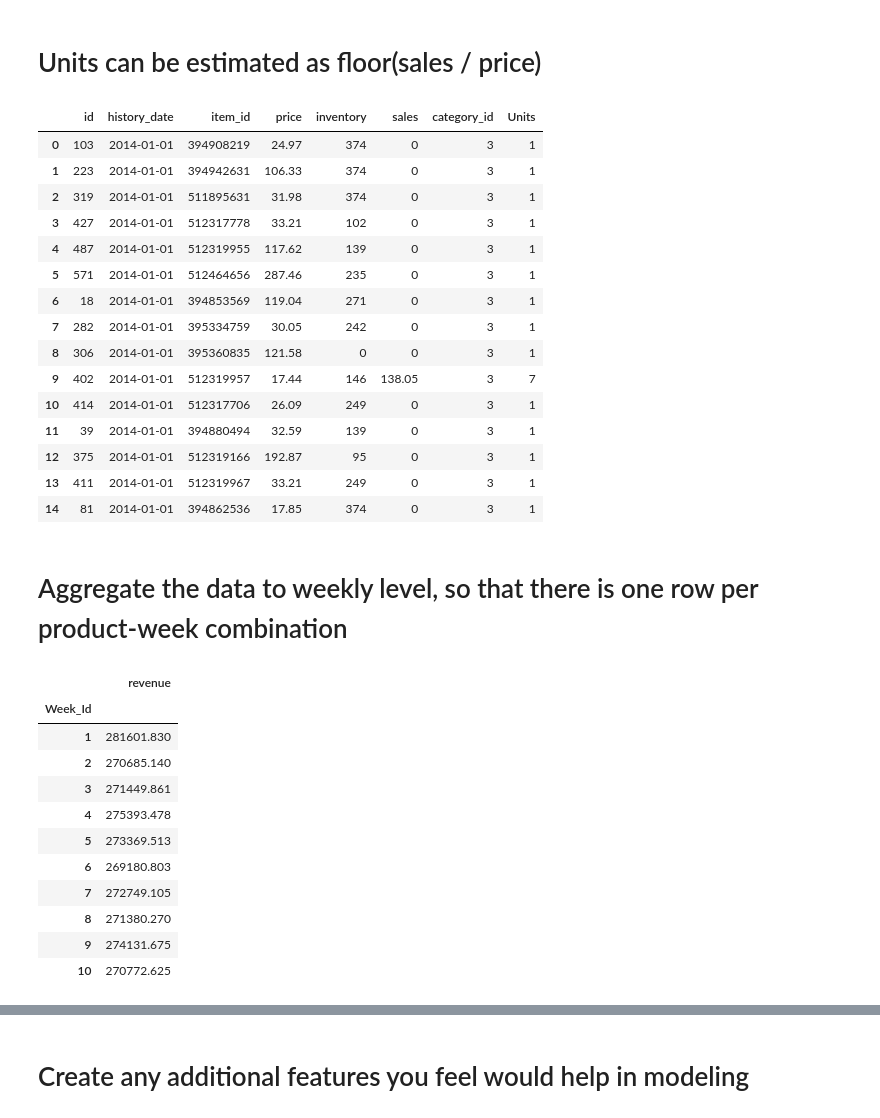
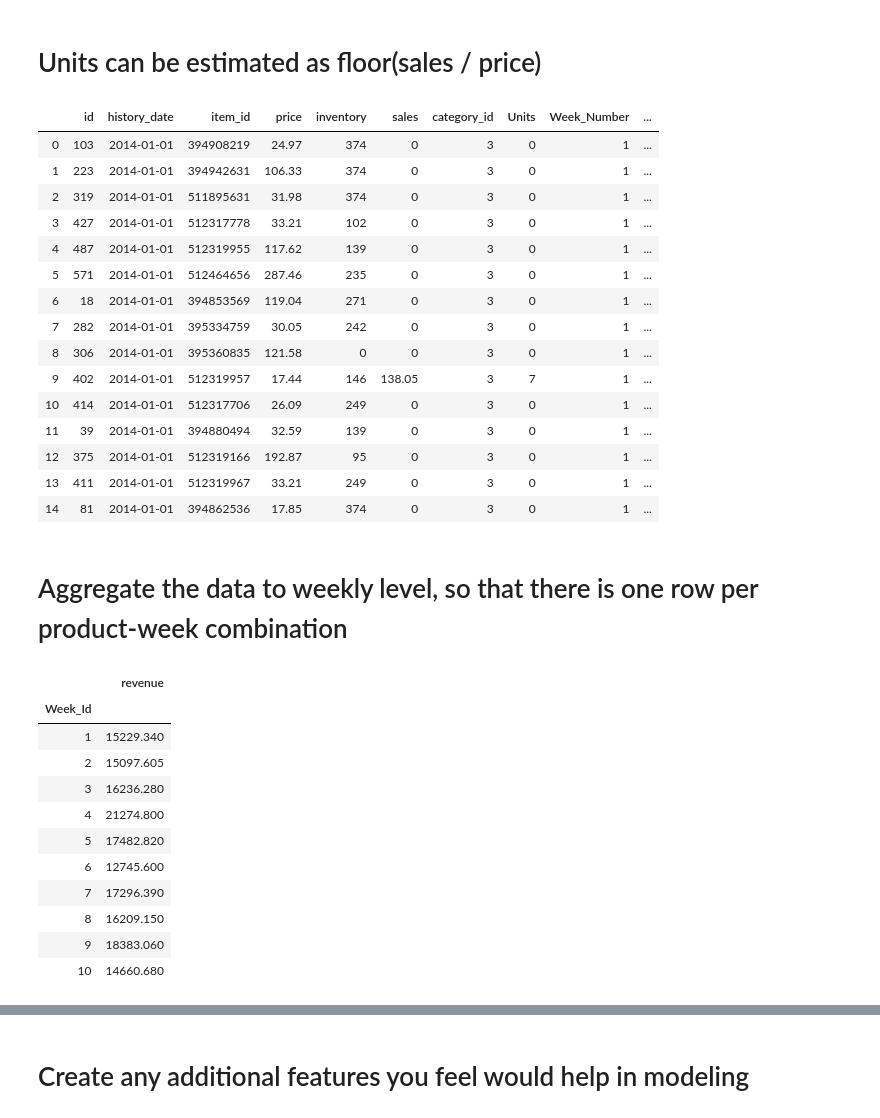
Before and after one commit to MsSyrine/Cognira_Exam, a Jupyter notebook: WIP.ipynb, the cells around one changed output, grey strips where cells are left out. Cells and saved outputs as stored; diff of their text form; code cells hidden in the pictures.

Commit message:
Corrected Units values

```diff
--- a/WIP.ipynb
+++ b/WIP.ipynb
@@ -83,25 +83,24 @@ imputed_tr= imputed_tr.drop(imputed_tr[imputed_tr.sales<0].index) # drop them fr
 # Units can be estimated as floor(sales / price)
 # %%
 imputed_tr['Units'] = (imputed_tr['sales']/imputed_tr['price']).astype(int)
-imputed_tr.loc[imputed_tr['Units'] == 0,'Units'] = 1
 imputed_tr.head(15)
 # %% [output]
-|  | id | history_date | item_id | price | inventory | sales | category_id | Units |
-| 0 | 103 | 2014-01-01 | 394908219 | 24.97 | 374 | 0 | 3 | 1 |
-| 1 | 223 | 2014-01-01 | 394942631 | 106.33 | 374 | 0 | 3 | 1 |
-| 2 | 319 | 2014-01-01 | 511895631 | 31.98 | 374 | 0 | 3 | 1 |
-| 3 | 427 | 2014-01-01 | 512317778 | 33.21 | 102 | 0 | 3 | 1 |
-| 4 | 487 | 2014-01-01 | 512319955 | 117.62 | 139 | 0 | 3 | 1 |
-| 5 | 571 | 2014-01-01 | 512464656 | 287.46 | 235 | 0 | 3 | 1 |
-| 6 | 18 | 2014-01-01 | 394853569 | 119.04 | 271 | 0 | 3 | 1 |
-| 7 | 282 | 2014-01-01 | 395334759 | 30.05 | 242 | 0 | 3 | 1 |
-| 8 | 306 | 2014-01-01 | 395360835 | 121.58 | 0 | 0 | 3 | 1 |
-| 9 | 402 | 2014-01-01 | 512319957 | 17.44 | 146 | 138.05 | 3 | 7 |
-| 10 | 414 | 2014-01-01 | 512317706 | 26.09 | 249 | 0 | 3 | 1 |
-| 11 | 39 | 2014-01-01 | 394880494 | 32.59 | 139 | 0 | 3 | 1 |
-| 12 | 375 | 2014-01-01 | 512319166 | 192.87 | 95 | 0 | 3 | 1 |
-| 13 | 411 | 2014-01-01 | 512319967 | 33.21 | 249 | 0 | 3 | 1 |
-| 14 | 81 | 2014-01-01 | 394862536 | 17.85 | 374 | 0 | 3 | 1 |
+|  | id | history_date | item_id | price | inventory | sales | category_id | Units | Week_Number | ... |
+| 0 | 103 | 2014-01-01 | 394908219 | 24.97 | 374 | 0 | 3 | 0 | 1 | ... |
+| 1 | 223 | 2014-01-01 | 394942631 | 106.33 | 374 | 0 | 3 | 0 | 1 | ... |
+| 2 | 319 | 2014-01-01 | 511895631 | 31.98 | 374 | 0 | 3 | 0 | 1 | ... |
+| 3 | 427 | 2014-01-01 | 512317778 | 33.21 | 102 | 0 | 3 | 0 | 1 | ... |
+| 4 | 487 | 2014-01-01 | 512319955 | 117.62 | 139 | 0 | 3 | 0 | 1 | ... |
+| 5 | 571 | 2014-01-01 | 512464656 | 287.46 | 235 | 0 | 3 | 0 | 1 | ... |
+| 6 | 18 | 2014-01-01 | 394853569 | 119.04 | 271 | 0 | 3 | 0 | 1 | ... |
+| 7 | 282 | 2014-01-01 | 395334759 | 30.05 | 242 | 0 | 3 | 0 | 1 | ... |
+| 8 | 306 | 2014-01-01 | 395360835 | 121.58 | 0 | 0 | 3 | 0 | 1 | ... |
+| 9 | 402 | 2014-01-01 | 512319957 | 17.44 | 146 | 138.05 | 3 | 7 | 1 | ... |
+| 10 | 414 | 2014-01-01 | 512317706 | 26.09 | 249 | 0 | 3 | 0 | 1 | ... |
+| 11 | 39 | 2014-01-01 | 394880494 | 32.59 | 139 | 0 | 3 | 0 | 1 | ... |
+| 12 | 375 | 2014-01-01 | 512319166 | 192.87 | 95 | 0 | 3 | 0 | 1 | ... |
+| 13 | 411 | 2014-01-01 | 512319967 | 33.21 | 249 | 0 | 3 | 0 | 1 | ... |
+| 14 | 81 | 2014-01-01 | 394862536 | 17.85 | 374 | 0 | 3 | 0 | 1 | ... |
 # %% [markdown]
 # Aggregate the data to weekly level, so that there is one row per product-week combination
 # %%
@@ -125,16 +124,16 @@ df2.head(10)#visualizing
 # %% [output]
 |  | revenue |
 | Week_Id |  |
-| 1 | 281601.830 |
-| 2 | 270685.140 |
-| 3 | 271449.861 |
-| 4 | 275393.478 |
-| 5 | 273369.513 |
-| 6 | 269180.803 |
-| 7 | 272749.105 |
-| 8 | 271380.270 |
-| 9 | 274131.675 |
-| 10 | 270772.625 |
+| 1 | 15229.340 |
+| 2 | 15097.605 |
+| 3 | 16236.280 |
+| 4 | 21274.800 |
+| 5 | 17482.820 |
+| 6 | 12745.600 |
+| 7 | 17296.390 |
+| 8 | 16209.150 |
+| 9 | 18383.060 |
+| 10 | 14660.680 |
 # %%
 import matplotlib.pyplot as plt
 plt.figure(figsize=(20,5))
```
Also changed, not shown: parts of 1 cell of this notebook.
